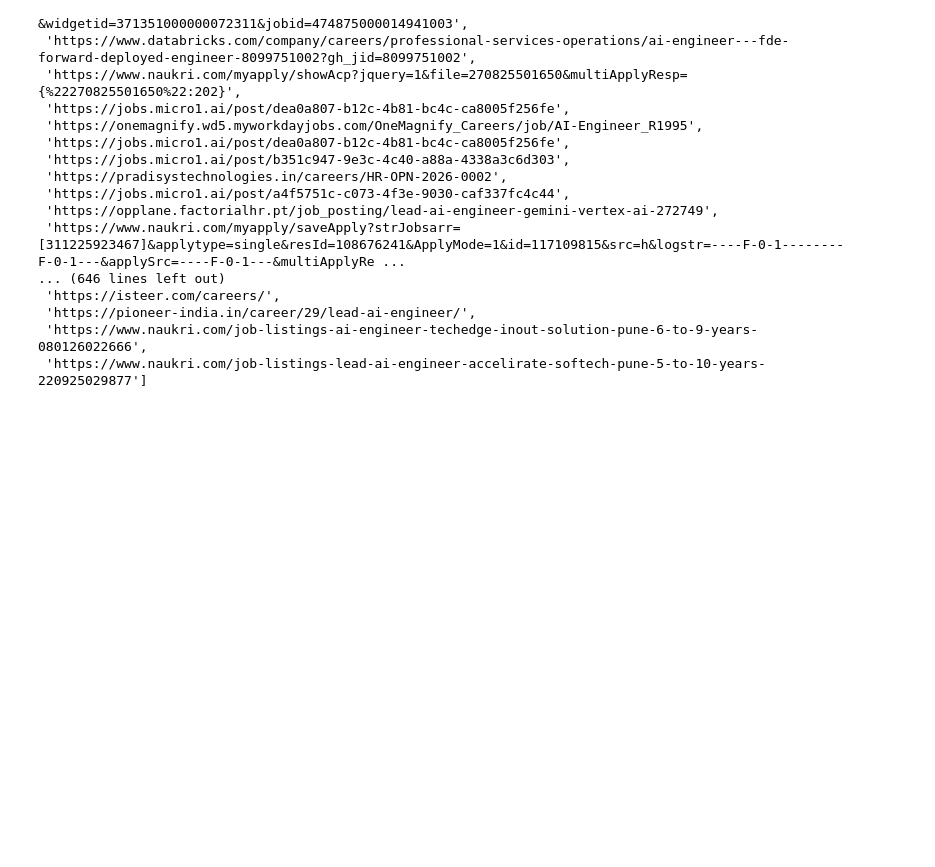
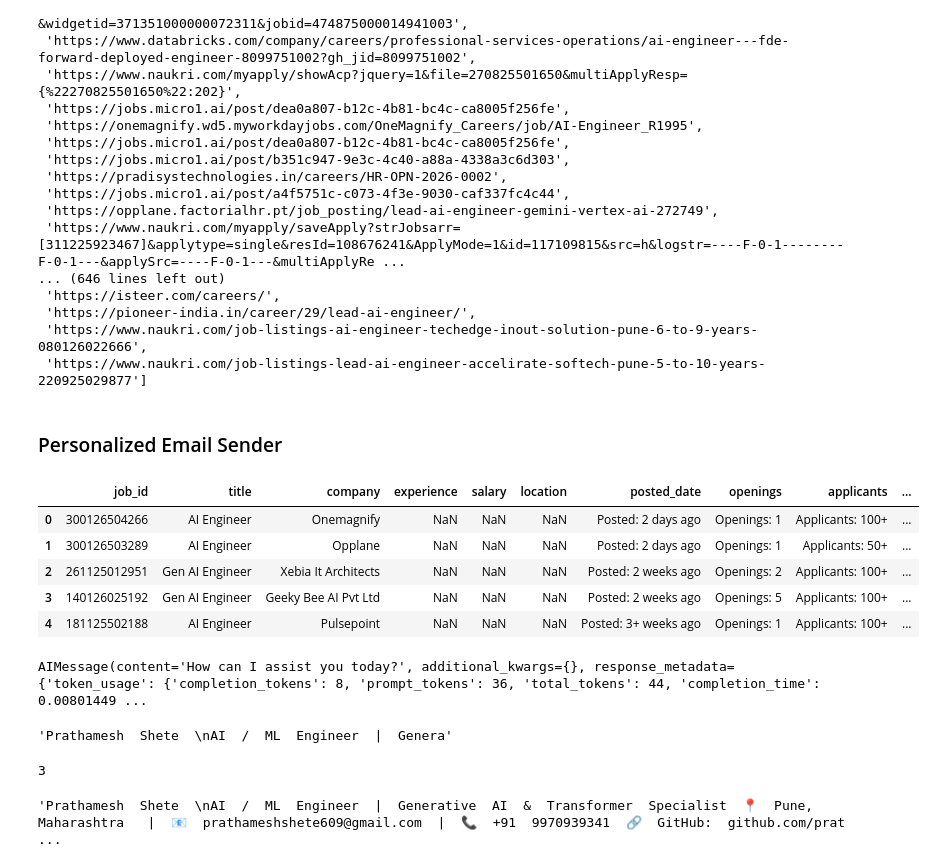
Before and after one commit to pratham4544/naukri_automation, a Jupyter notebook: test.ipynb, the cells around one changed output. Drawn from its saved outputs; the diff is of its cells as text; code cells hidden in the pictures; blank space fills up the shorter version.

Commit message:
added autoamation to send emails to hr

```diff
--- a/test.ipynb
+++ b/test.ipynb
@@ -212,3 +212,16 @@ urls
  'https://pioneer-india.in/career/29/lead-ai-engineer/',
  'https://www.naukri.com/job-listings-ai-engineer-techedge-inout-solution-pune-6-to-9-years-080126022666',
  'https://www.naukri.com/job-listings-lead-ai-engineer-accelirate-softech-pune-5-to-10-years-220925029877']
+# %% [markdown]
+### Personalized Email Sender
+# %%
+import pandas as pd
+df = pd.read_csv('output_with_emails_2.csv')
+df.head()
+# %% [output]
+|  | job_id | title | company | experience | salary | location | posted_date | openings | applicants | ... |
+| 0 | 300126504266 | AI Engineer | Onemagnify | NaN | NaN | NaN | Posted: 2 days ago | Openings: 1 | Applicants: 100+ | ... |
+| 1 | 300126503289 | AI Engineer | Opplane | NaN | NaN | NaN | Posted: 2 days ago | Openings: 1 | Applicants: 50+ | ... |
+| 2 | 261125012951 | Gen AI Engineer | Xebia It Architects | NaN | NaN | NaN | Posted: 2 weeks ago | Openings: 2 | Applicants: 100+ | ... |
+| 3 | 140126025192 | Gen AI Engineer | Geeky Bee AI Pvt Ltd | NaN | NaN | NaN | Posted: 2 weeks ago | Openings: 5 | Applicants: 100+ | ... |
+| 4 | 181125502188 | AI Engineer | Pulsepoint | NaN | NaN | NaN | Posted: 3+ weeks ago | Openings: 1 | Applicants: 100+ | ... |
@@ -214,0 +234,34 @@ urls
+# %%
+from langchain_groq import ChatGroq
+
+llm = ChatGroq(
+    model="llama-3.1-8b-instant",
+    temperature=0,
+    max_tokens=None,
+    timeout=None,
+    max_retries=2,
+    # other params...
+)
+
+llm.invoke('hi')
+# %% [output]
+AIMessage(content='How can I assist you today?', additional_kwargs={}, response_metadata={'token_usage': {'completion_tokens': 8, 'prompt_tokens': 36, 'total_tokens': 44, 'completion_time': 0.00801449 ...
+# %%
+from langchain_community.document_loaders import PyPDFLoader
+
+file_path = "ignored/Prathamesh_Resume.pdf"
+loader = PyPDFLoader(file_path)
+docs = loader.load()
+docs[0].page_content[:50]  # Display first 500 characters of the document
+# %% [output]
+'Prathamesh  Shete  \nAI  /  ML  Engineer  |  Genera'
+# %%
+len(docs)
+# %% [output]
+3
+# %%
+resume_text = [doc.page_content for doc in docs]
+resume_text = " ".join(resume_text)
+resume_text[:500]  # Display first 500 characters of the resume
+# %% [output]
+'Prathamesh  Shete  \nAI  /  ML  Engineer  |  Generative  AI  &  Transformer  Specialist  📍  Pune,  Maharashtra   |  📧  prathameshshete609@gmail.com  |  📞  +91  9970939341  🔗  GitHub:  github.com/prat ...
```
Also changed, not shown: parts of 25 cells of this notebook, 5 other files.
